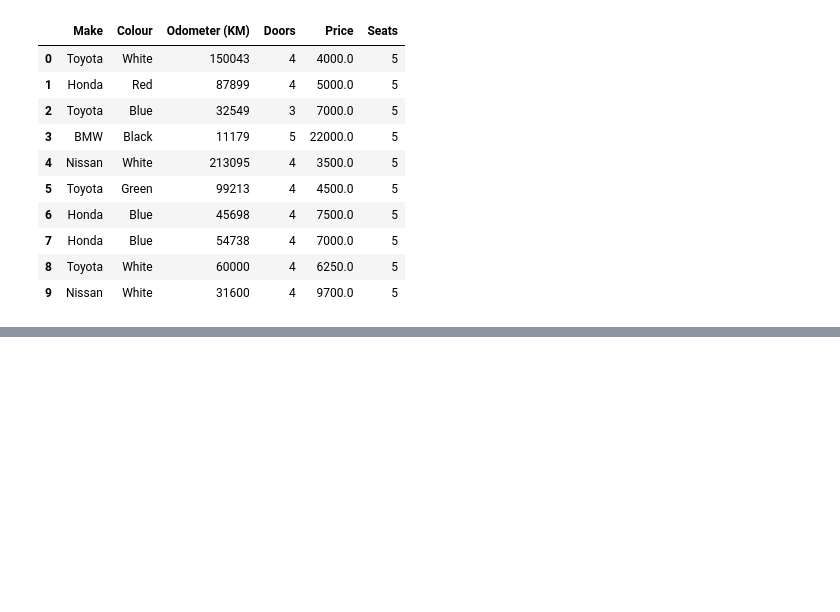
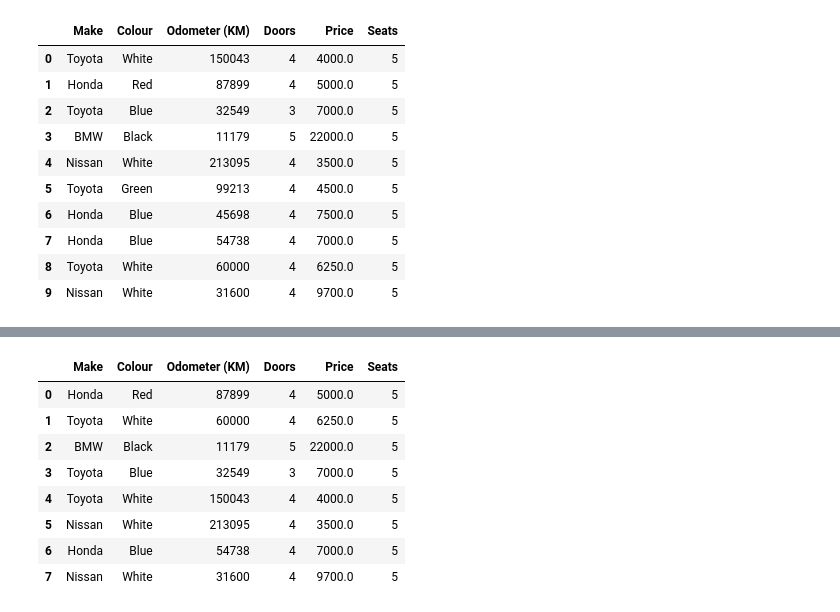
Before and after one commit to junee1206/DataAnalysis, a Jupyter notebook: pandas/pandas.ipynb, the cells around one changed output, grey strips where cells are left out. Saved outputs shown, nothing was run; the diff lists cells and outputs as text; code cells hidden in the pictures; blank space fills up the shorter version.

```diff
--- a/pandas/pandas.ipynb
+++ b/pandas/pandas.ipynb
@@ -337,0 +366,16 @@ car_sales
+# %%
+data_shuffled.reset_index(inplace=True,drop=True)
+# %%
+data_shuffled.drop(columns=["index"],inplace=True)
+# %%
+data_shuffled
+# %% [output]
+|  | Make | Colour | Odometer (KM) | Doors | Price | Seats |
+| 0 | Honda | Red | 87899 | 4 | 5000.0 | 5 |
+| 1 | Toyota | White | 60000 | 4 | 6250.0 | 5 |
+| 2 | BMW | Black | 11179 | 5 | 22000.0 | 5 |
+| 3 | Toyota | Blue | 32549 | 3 | 7000.0 | 5 |
+| 4 | Toyota | White | 150043 | 4 | 4000.0 | 5 |
+| 5 | Nissan | White | 213095 | 4 | 3500.0 | 5 |
+| 6 | Honda | Blue | 54738 | 4 | 7000.0 | 5 |
+| 7 | Nissan | White | 31600 | 4 | 9700.0 | 5 |
```
Also changed, not shown: parts of 5 cells of this notebook, 2 other files.
